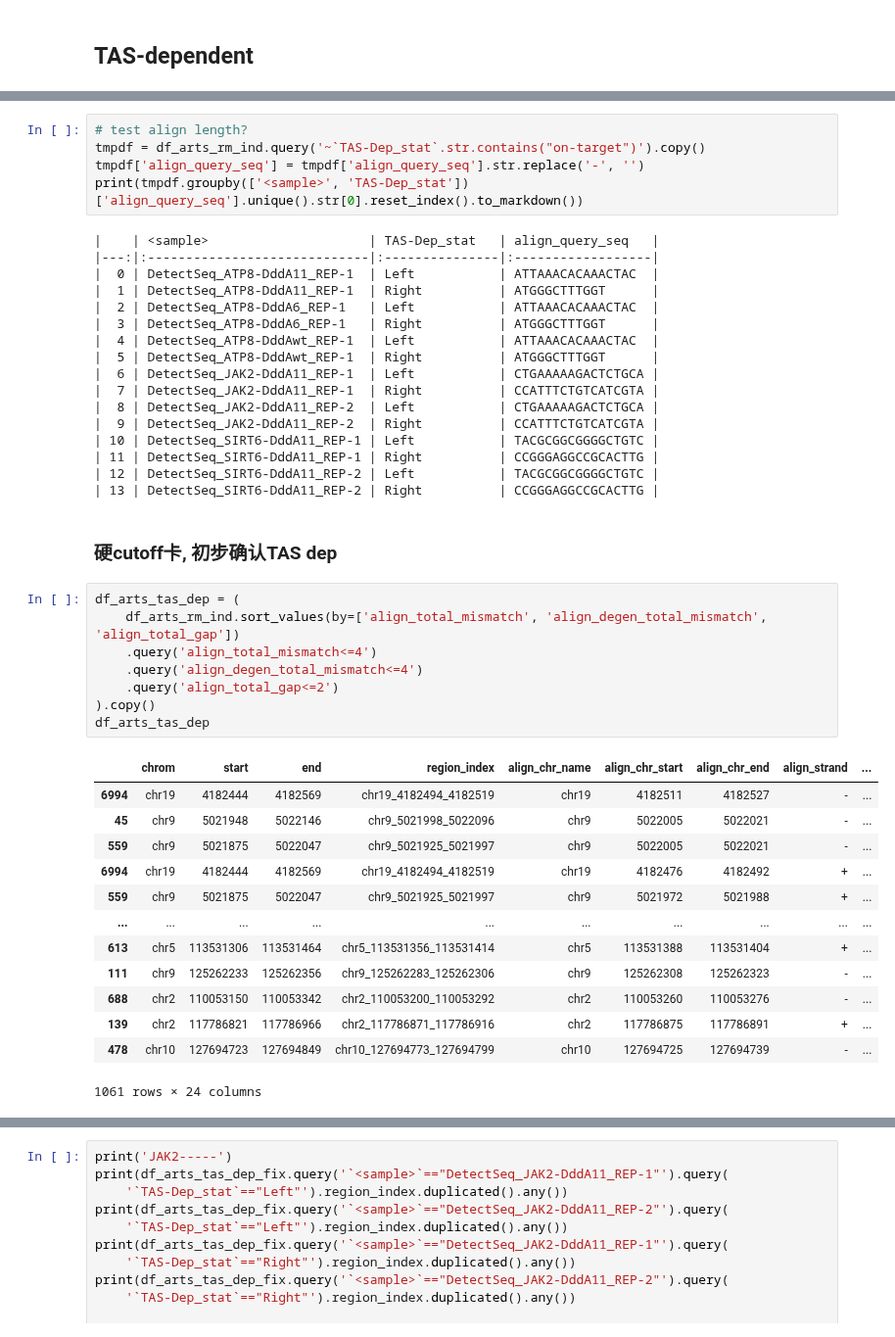
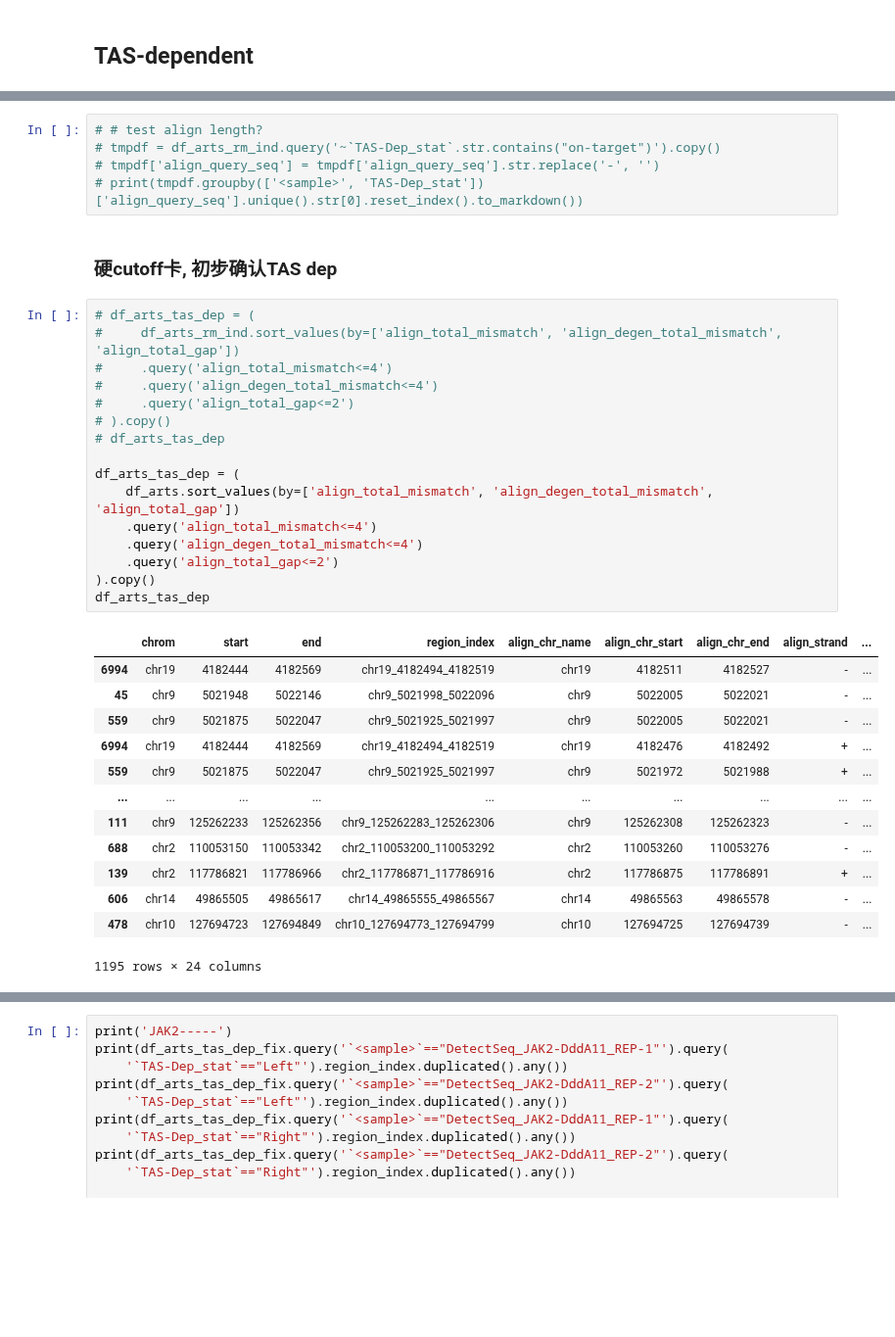
Before and after one commit to hermanzhaozzzz/snakepipes_detect-seq, a Jupyter notebook: step.09.Off-target_TAS-Dependent_analysis.ipynb, the cells around one changed output, grey strips where cells are left out. Shown at 98% size. Cells and saved outputs as stored; diff of their text form; blank space fills up the shorter version.

```diff
--- a/step.09.Off-target_TAS-Dependent_analysis.ipynb
+++ b/step.09.Off-target_TAS-Dependent_analysis.ipynb
@@ -363,49 +244,40 @@ df_arts_rm_ind
 # %%
-# test align length?
-tmpdf = df_arts_rm_ind.query('~`TAS-Dep_stat`.str.contains("on-target")').copy()
-tmpdf['align_query_seq'] = tmpdf['align_query_seq'].str.replace('-', '')
-print(tmpdf.groupby(['<sample>', 'TAS-Dep_stat'])['align_query_seq'].unique().str[0].reset_index().to_markdown())
+# # test align length?
+# tmpdf = df_arts_rm_ind.query('~`TAS-Dep_stat`.str.contains("on-target")').copy()
+# tmpdf['align_query_seq'] = tmpdf['align_query_seq'].str.replace('-', '')
+# print(tmpdf.groupby(['<sample>', 'TAS-Dep_stat'])['align_query_seq'].unique().str[0].reset_index().to_markdown())
-# %% [output]
-|    | <sample>                     | TAS-Dep_stat   | align_query_seq   |
-|---:|:-----------------------------|:---------------|:------------------|
-|  0 | DetectSeq_ATP8-DddA11_REP-1  | Left           | ATTAAACACAAACTAC  |
-|  1 | DetectSeq_ATP8-DddA11_REP-1  | Right          | ATGGGCTTTGGT      |
-|  2 | DetectSeq_ATP8-DddA6_REP-1   | Left           | ATTAAACACAAACTAC  |
-|  3 | DetectSeq_ATP8-DddA6_REP-1   | Right          | ATGGGCTTTGGT      |
-|  4 | DetectSeq_ATP8-DddAwt_REP-1  | Left           | ATTAAACACAAACTAC  |
-|  5 | DetectSeq_ATP8-DddAwt_REP-1  | Right          | ATGGGCTTTGGT      |
-|  6 | DetectSeq_JAK2-DddA11_REP-1  | Left           | CTGAAAAAGACTCTGCA |
-|  7 | DetectSeq_JAK2-DddA11_REP-1  | Right          | CCATTTCTGTCATCGTA |
-|  8 | DetectSeq_JAK2-DddA11_REP-2  | Left           | CTGAAAAAGACTCTGCA |
-|  9 | DetectSeq_JAK2-DddA11_REP-2  | Right          | CCATTTCTGTCATCGTA |
-| 10 | DetectSeq_SIRT6-DddA11_REP-1 | Left           | TACGCGGCGGGGCTGTC |
-| 11 | DetectSeq_SIRT6-DddA11_REP-1 | Right          | CCGGGAGGCCGCACTTG |
-| 12 | DetectSeq_SIRT6-DddA11_REP-2 | Left           | TACGCGGCGGGGCTGTC |
-| 13 | DetectSeq_SIRT6-DddA11_REP-2 | Right          | CCGGGAGGCCGCACTTG |
 # %% [markdown]
 ### 硬cutoff卡, 初步确认TAS dep
 # %%
+# df_arts_tas_dep = (
+#     df_arts_rm_ind.sort_values(by=['align_total_mismatch', 'align_degen_total_mismatch', 'align_total_gap'])
+#     .query('align_total_mismatch<=4')
+#     .query('align_degen_total_mismatch<=4')
+#     .query('align_total_gap<=2')
+# ).copy()
+# df_arts_tas_dep
+
 df_arts_tas_dep = (
-    df_arts_rm_ind.sort_values(by=['align_total_mismatch', 'align_degen_total_mismatch', 'align_total_gap'])
+    df_arts.sort_values(by=['align_total_mismatch', 'align_degen_total_mismatch', 'align_total_gap'])
     .query('align_total_mismatch<=4')
     .query('align_degen_total_mismatch<=4')
     .query('align_total_gap<=2')
 ).copy()
 df_arts_tas_dep
 # %% [output]
 |  | chrom | start | end | region_index | align_chr_name | align_chr_start | align_chr_end | align_strand | ... |
 | 6994 | chr19 | 4182444 | 4182569 | chr19_4182494_4182519 | chr19 | 4182511 | 4182527 | - | ... |
 | 45 | chr9 | 5021948 | 5022146 | chr9_5021998_5022096 | chr9 | 5022005 | 5022021 | - | ... |
 | 559 | chr9 | 5021875 | 5022047 | chr9_5021925_5021997 | chr9 | 5022005 | 5022021 | - | ... |
 | 6994 | chr19 | 4182444 | 4182569 | chr19_4182494_4182519 | chr19 | 4182476 | 4182492 | + | ... |
 | 559 | chr9 | 5021875 | 5022047 | chr9_5021925_5021997 | chr9 | 5021972 | 5021988 | + | ... |
 | ... | ... | ... | ... | ... | ... | ... | ... | ... | ... |
-| 613 | chr5 | 113531306 | 113531464 | chr5_113531356_113531414 | chr5 | 113531388 | 113531404 | + | ... |
 | 111 | chr9 | 125262233 | 125262356 | chr9_125262283_125262306 | chr9 | 125262308 | 125262323 | - | ... |
 | 688 | chr2 | 110053150 | 110053342 | chr2_110053200_110053292 | chr2 | 110053260 | 110053276 | - | ... |
 | 139 | chr2 | 117786821 | 117786966 | chr2_117786871_117786916 | chr2 | 117786875 | 117786891 | + | ... |
+| 606 | chr14 | 49865505 | 49865617 | chr14_49865555_49865567 | chr14 | 49865563 | 49865578 | - | ... |
 | 478 | chr10 | 127694723 | 127694849 | chr10_127694773_127694799 | chr10 | 127694725 | 127694739 | - | ... |
-1061 rows × 24 columns
+1195 rows × 24 columns
 # %%
 # Fix TAS-Dep两边的！
 ls_df_arts_tas_dep_fix = []
```
Also changed, not shown: parts of 22 cells of this notebook, 3 other files.
